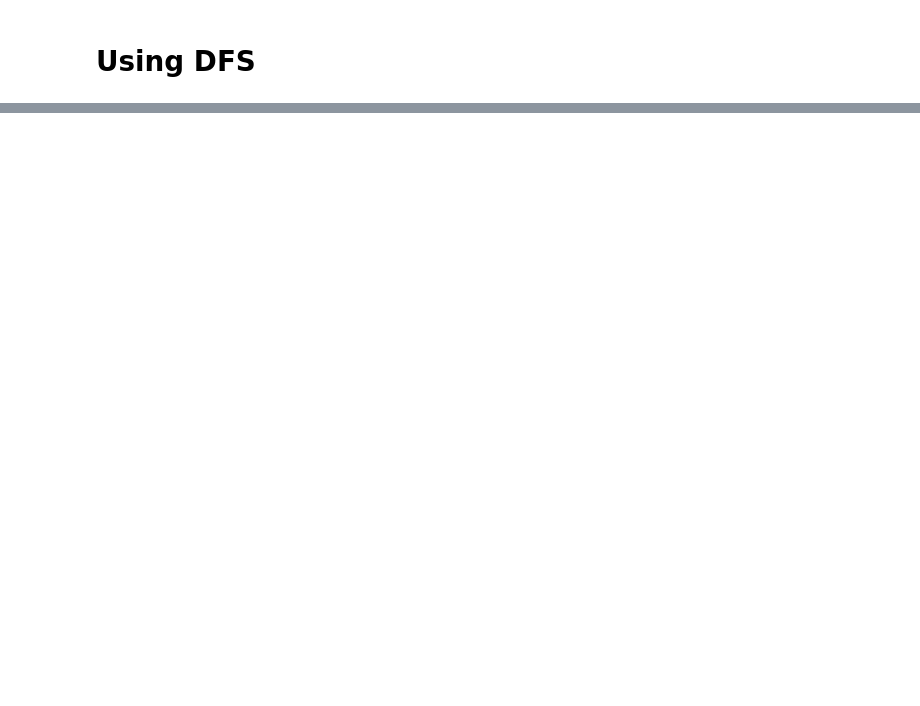
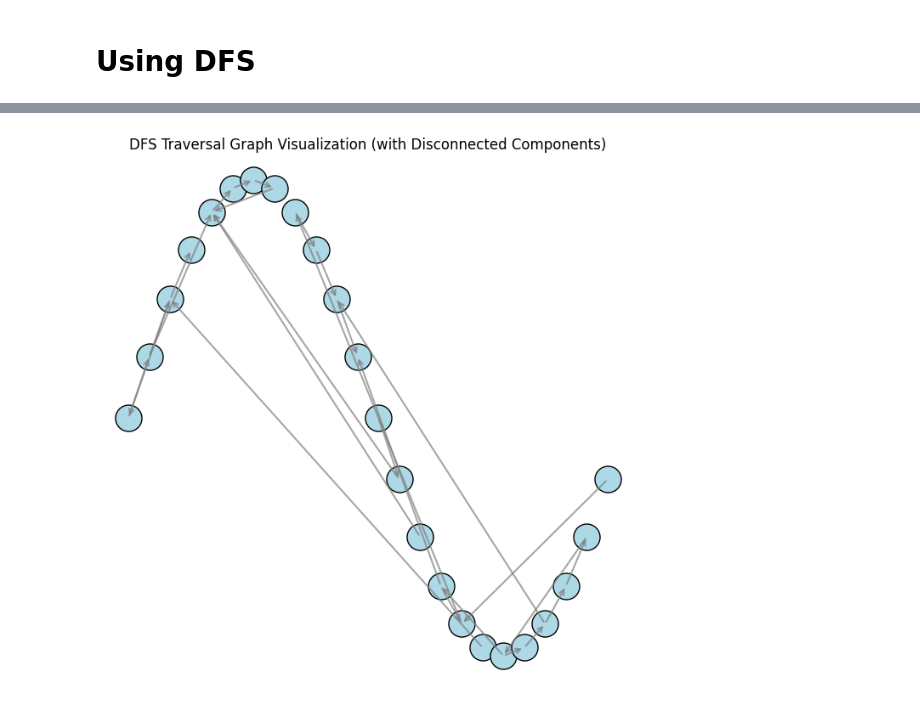
Before and after one commit to Prat2420/Data-Visualization-CurryPasta, a Jupyter notebook: Notebooks/step4.ipynb, the cells around one changed output, grey strips where cells are left out. Cells and saved outputs as stored; diff of their text form; code cells hidden in the pictures; blank space fills up the shorter version.

```diff
--- a/Notebooks/step4.ipynb
+++ b/Notebooks/step4.ipynb
@@ -242,0 +244,53 @@ visualize_graph(nodes, edges)
+# %%
+def visualize_graph(nodes, edges):
+    """Plot the directed graph using DFS order."""
+    # Create an adjacency list for DFS traversal
+    adj_list = {node: [] for node in nodes}
+    for src, dst in edges:
+        adj_list[src].append(dst)
+
+    # Handle disconnected components by running DFS from each unvisited node
+    visited = set()
+    dfs_result = []
+
+    # Run DFS from each unvisited node
+    for node in nodes:
+        if node not in visited:
+            dfs(adj_list, node, visited, dfs_result)
+
+    # Assign positions based on DFS result (sequential order)
+    V = len(nodes)
+    node_positions = {node: (i / V * 2 - 1, np.sin(i / V * 2 * np.pi))
+                     for i, node in enumerate(dfs_result)}
+
+    # Plot nodes
+    fig, ax = plt.subplots(figsize=(8, 8))
+    ax.scatter(*zip(*node_positions.values()), s=500, c="lightblue",
+              edgecolors="black", zorder=2)
+
+    # Plot directed edges
+    for src, dst in edges:
+        x1, y1 = node_positions[src]
+        x2, y2 = node_positions[dst]
+        ax.annotate("", xy=(x2, y2), xytext=(x1, y1),
+                   arrowprops=dict(arrowstyle="->", color="gray", lw=1.5, alpha=0.7))
+
+    """
+    # Label nodes
+    for node, (x, y) in node_positions.items():
+        ax.text(x, y, node, fontsize=12, ha='center', va='center', fontweight='bold')
+    """
+    # Hide axes
+    ax.set_xticks([])
+    ax.set_yticks([])
+    ax.set_frame_on(False)
+
+    plt.title("DFS Traversal Graph Visualization (with Disconnected Components)")
+    plt.show()
+
+
+dot_file = data_name_9
+nodes, edges = parse_dot_file(dot_file)
+visualize_graph(nodes, edges)
+# %% [output]
+[figure, added]
```
Also changed, not shown: parts of 4 cells of this notebook, 1 other file.
